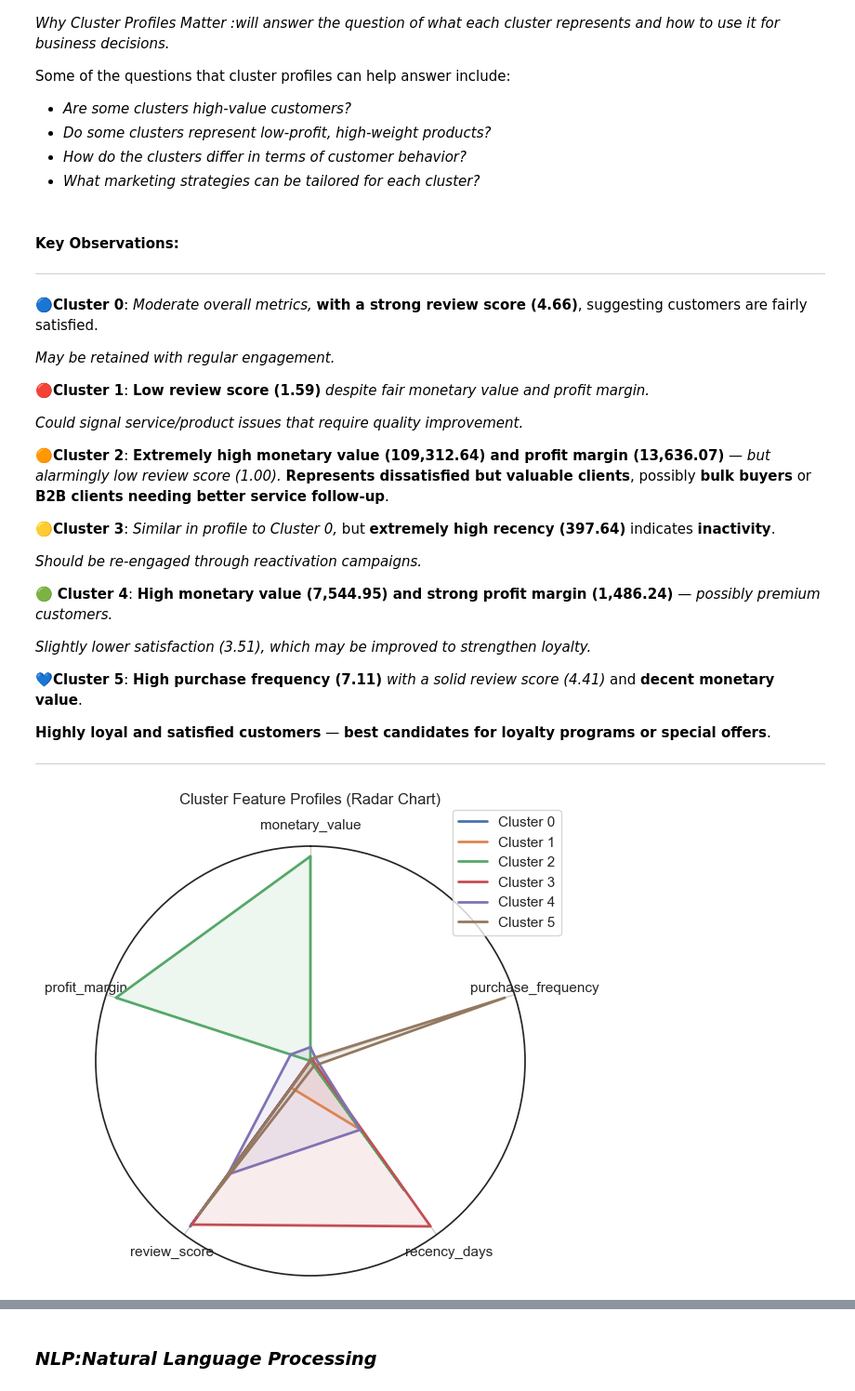
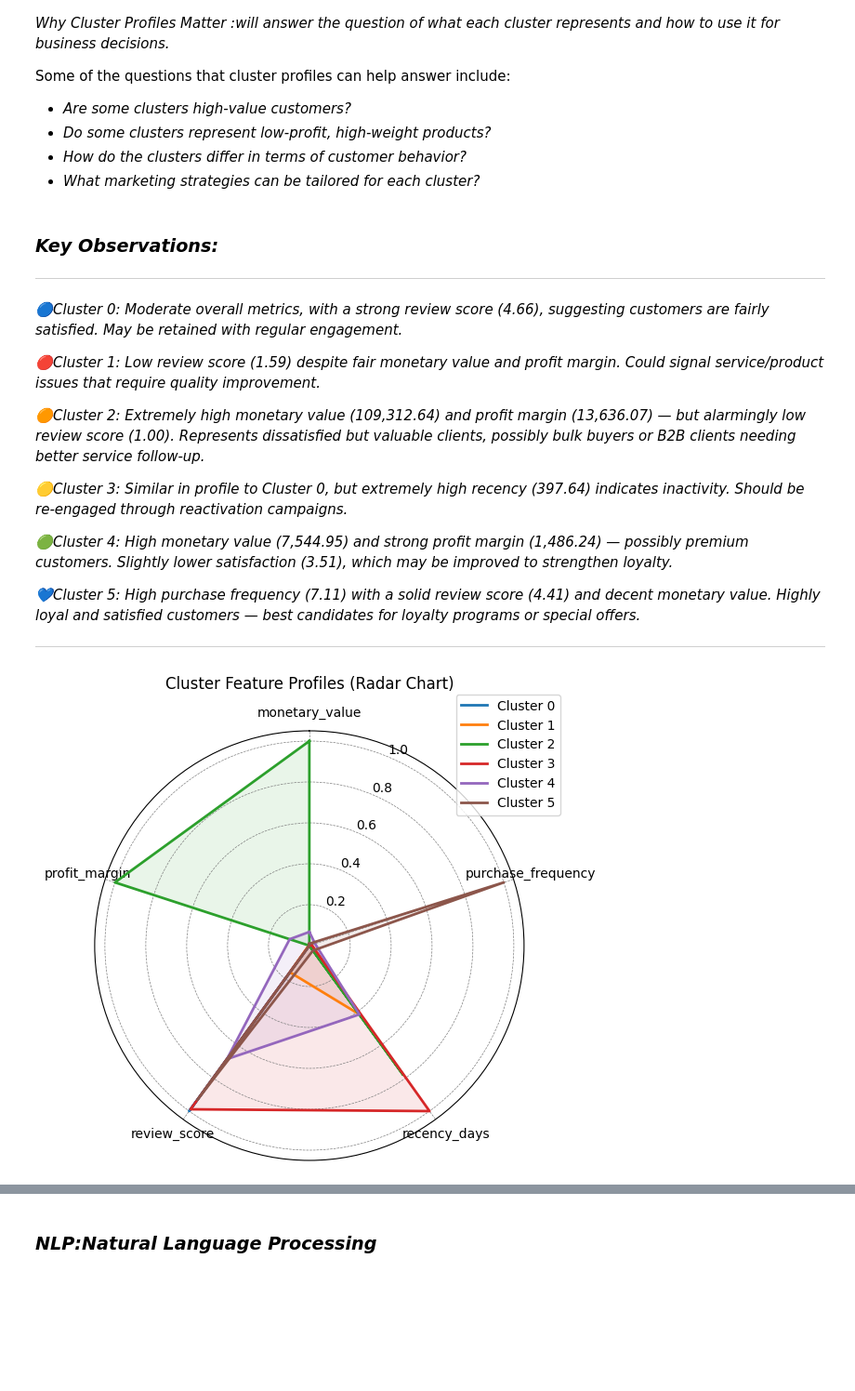
Before and after one commit to SnitTeshome/DSA2040A_DataMining_Group-8_Snit_552___Mohamed_006___Halima_315___Lesala_218, a Jupyter notebook: notebooks/3_data_mining.ipynb, the cells around one changed output, grey strips where cells are left out. Shown at 93% size. Saved outputs shown, nothing was run; the diff lists cells and outputs as text; code cells hidden in the pictures; blank space fills up the shorter version.

```diff
--- a/notebooks/3_data_mining.ipynb
+++ b/notebooks/3_data_mining.ipynb
@@ -155,38 +178,28 @@ Some of the questions that cluster profiles can help answer include:
 # %%
 df_cluster=df_cluster.groupby('cluster').mean(numeric_only=True).round(2)
 # %% [markdown]
-#### **Key Observations**:
----
-🔵**Cluster 0**:
-  *Moderate overall metrics,* **with a strong review score (4.66)**, suggesting customers are fairly satisfied.
-
-  *May be retained with regular engagement.*
-
-🔴**Cluster 1**:
-  **Low review score (1.59)** *despite fair monetary value and profit margin.*
-
-  *Could signal service/product issues that require quality improvement.*
-
-🟠**Cluster 2**:
-  **Extremely high monetary value (109,312.64) and profit margin (13,636.07)** — *but alarmingly low review score (1.00).*
-  **Represents dissatisfied but valuable clients**, possibly **bulk buyers** or **B2B clients needing better service follow-up**.
-
-🟡**Cluster 3**:
-  *Similar in profile to Cluster 0,* but **extremely high recency (397.64)** indicates **inactivity**.
-
-  *Should be re-engaged through reactivation campaigns.*
-
-🟢 **Cluster 4**:
-  **High monetary value (7,544.95) and strong profit margin (1,486.24)** — *possibly premium customers.*
-
-  *Slightly lower satisfaction (3.51), which may be improved to strengthen loyalty.*
-
-💙**Cluster 5**:
-  **High purchase frequency (7.11)** *with a solid review score (4.41)* and **decent monetary value**.
-
-  **Highly loyal and satisfied customers** — **best candidates for loyalty programs or special offers**.
+### *Key Observations:*
 
 ---
+
+*🔵Cluster 0: Moderate overall metrics, with a strong review score (4.66), suggesting customers are fairly satisfied.*
+*May be retained with regular engagement.*
+
+*🔴Cluster 1: Low review score (1.59) despite fair monetary value and profit margin.*
+*Could signal service/product issues that require quality improvement.*
+
+*🟠Cluster 2: Extremely high monetary value (109,312.64) and profit margin (13,636.07) — but alarmingly low review score (1.00). Represents dissatisfied but valuable clients, possibly bulk buyers or B2B clients needing better service follow-up.*
+
+*🟡Cluster 3: Similar in profile to Cluster 0, but extremely high recency (397.64) indicates inactivity.*
+*Should be re-engaged through reactivation campaigns.*
+
+*🟢Cluster 4: High monetary value (7,544.95) and strong profit margin (1,486.24) — possibly premium customers.*
+*Slightly lower satisfaction (3.51), which may be improved to strengthen loyalty.*
+
+*💙Cluster 5: High purchase frequency (7.11) with a solid review score (4.41) and decent monetary value.*
+*Highly loyal and satisfied customers — best candidates for loyalty programs or special offers.*
+
+---
 # %%
 # Prepare cluster profile data
 cluster_profile = df_cluster.groupby('cluster')[['monetary_value', 'purchase_frequency', 'recency_days', 'review_score', 'profit_margin']].mean()
@@ -195,35 +208,42 @@ cluster_profile = df_cluster.groupby('cluster')[['monetary_value', 'purchase_fre
 cluster_normalized = (cluster_profile - cluster_profile.min()) / (cluster_profile.max() - cluster_profile.min())
 
 # Radar chart settings
 features = cluster_normalized.columns
 N = len(features)
 angles =  np.linspace(0, 2 * np.pi, N, endpoint=False).tolist()
 angles += angles[:1]  # close the loop
 
 # Create radar chart figure
 fig, ax = plt.subplots(figsize=(6, 6), subplot_kw=dict(polar=True))
 
 # Set the start angle to 90 degrees (top of the plot)
 ax.set_theta_offset(np.pi / 2)
 # Set the direction to clockwise
 ax.set_theta_direction(-1)
 
 # Plot each cluster's radar line
 for i, row in cluster_normalized.iterrows():
     values = row.tolist()
     values += values[:1]  # close the loop
     ax.plot(angles, values, label=f'Cluster {i}', linewidth=2)
     ax.fill(angles, values, alpha=0.1)
 
 # Add feature labels and legend
 ax.set_xticks(angles[:-1])
 ax.set_xticklabels(features)
-ax.set_yticks([])
+# Add gridlines for a more pronounced spider web appearance
+num_gridlines = 5
+grid_values = np.linspace(0, 1, num_gridlines + 1)[1:]
+ax.set_yticks(grid_values)
+ax.set_yticklabels([f"{v:.1f}" for v in grid_values])
+ax.yaxis.grid(True, color='gray', linestyle='dashed', linewidth=0.5)
+ax.xaxis.grid(True, color='gray', linestyle='dashed', linewidth=0.5)
+
 plt.title("Cluster Feature Profiles (Radar Chart)", y=1.08)
 plt.legend(loc='upper right', bbox_to_anchor=(1.1, 1.1))
 plt.show()
 # %% [output]
-[figure, old version]
+[figure, new version]
 # %% [markdown]
 
 ---
```
Also changed, not shown: parts of 31 cells of this notebook.
